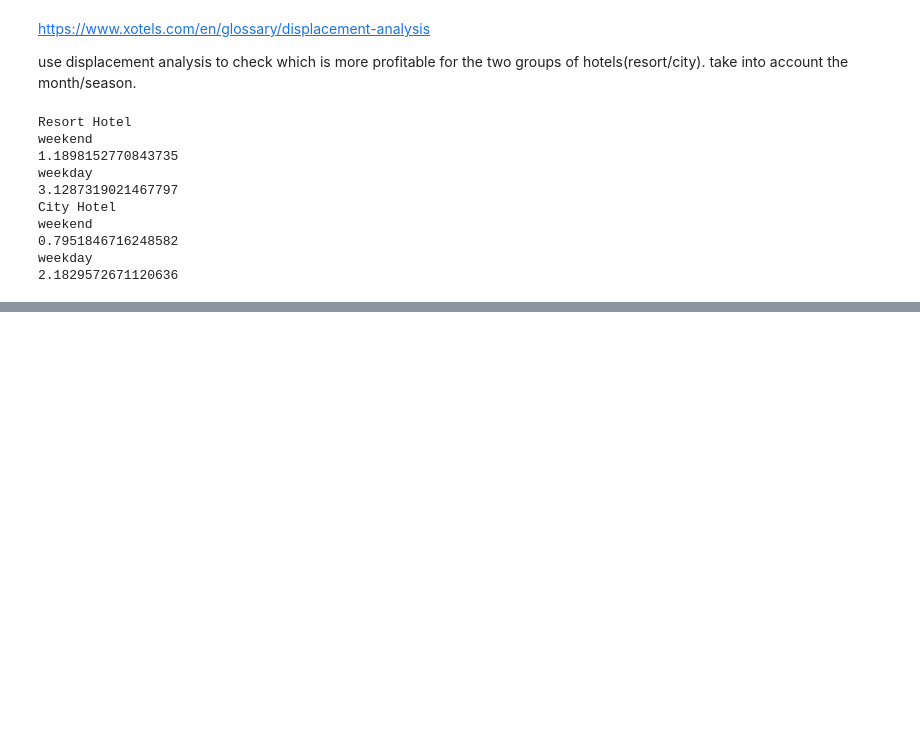
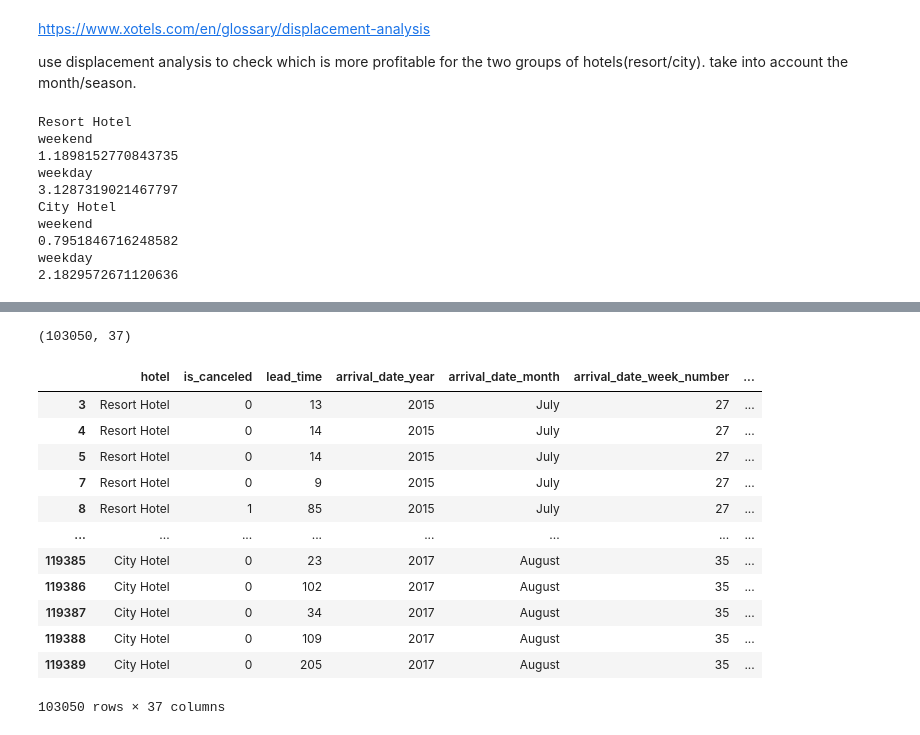
Before and after one commit to bisht-deepak/EDA, a Jupyter notebook: Hotel Booking/notebook-hotel-booking-analysis.ipynb, the cells around one changed output, grey strips where cells are left out. Cells and saved outputs as stored; diff of their text form; code cells hidden in the pictures; blank space fills up the shorter version.

Commit message:
Kaggle Notebook | Notebook- Hotel Booking Analysis | Version 2

```diff
--- a/Hotel Booking/notebook-hotel-booking-analysis.ipynb
+++ b/Hotel Booking/notebook-hotel-booking-analysis.ipynb
@@ -68,0 +155,3 @@ hotels_df["country"].fillna(hotels_df["country"].mode(), inplace= True)
+# %%
+#adding total spending column to df
+hotels_df["total_spending"]= hotels_df.apply(lambda row: total_spending(row), axis= 1)
@@ -68,0 +174,9 @@ hotels_df["country"].fillna(hotels_df["country"].mode(), inplace= True)
+# %%
+def total_guests(row):
+    '''
+    Input- row
+    Output- int object specifying the number of guests staying in the room
+    '''
+    return sum((row["adults"], row["children"], row["babies"]))
+# %%
+hotels_df["total_guests"]= hotels_df.apply(lambda row: total_guests(row), axis= 1)
@@ -169,0 +367,24 @@ weekday
+# %%
+#find the top 10 agents
+
+agents_df= hotels_df.loc[hotels_df["agent"]!= 0]
+
+agents_df.shape
+# %% [output]
+(103050, 37)
+# %%
+agents_df
+# %% [output]
+|  | hotel | is_canceled | lead_time | arrival_date_year | arrival_date_month | arrival_date_week_number | ... |
+| 3 | Resort Hotel | 0 | 13 | 2015 | July | 27 | ... |
+| 4 | Resort Hotel | 0 | 14 | 2015 | July | 27 | ... |
+| 5 | Resort Hotel | 0 | 14 | 2015 | July | 27 | ... |
+| 7 | Resort Hotel | 0 | 9 | 2015 | July | 27 | ... |
+| 8 | Resort Hotel | 1 | 85 | 2015 | July | 27 | ... |
+| ... | ... | ... | ... | ... | ... | ... | ... |
+| 119385 | City Hotel | 0 | 23 | 2017 | August | 35 | ... |
+| 119386 | City Hotel | 0 | 102 | 2017 | August | 35 | ... |
+| 119387 | City Hotel | 0 | 34 | 2017 | August | 35 | ... |
+| 119388 | City Hotel | 0 | 109 | 2017 | August | 35 | ... |
+| 119389 | City Hotel | 0 | 205 | 2017 | August | 35 | ... |
+103050 rows × 37 columns
```
Also changed, not shown: parts of 43 cells of this notebook.
